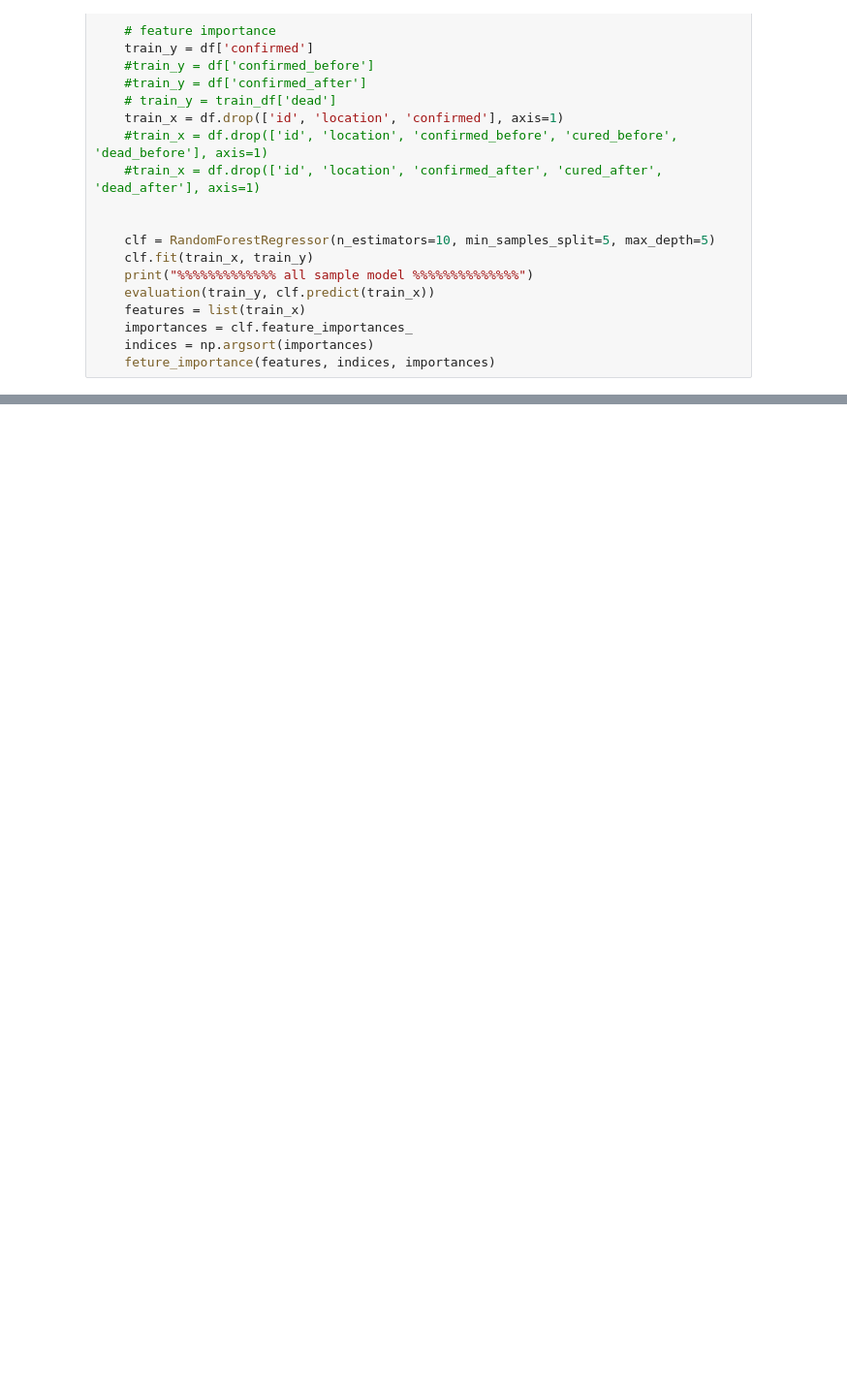
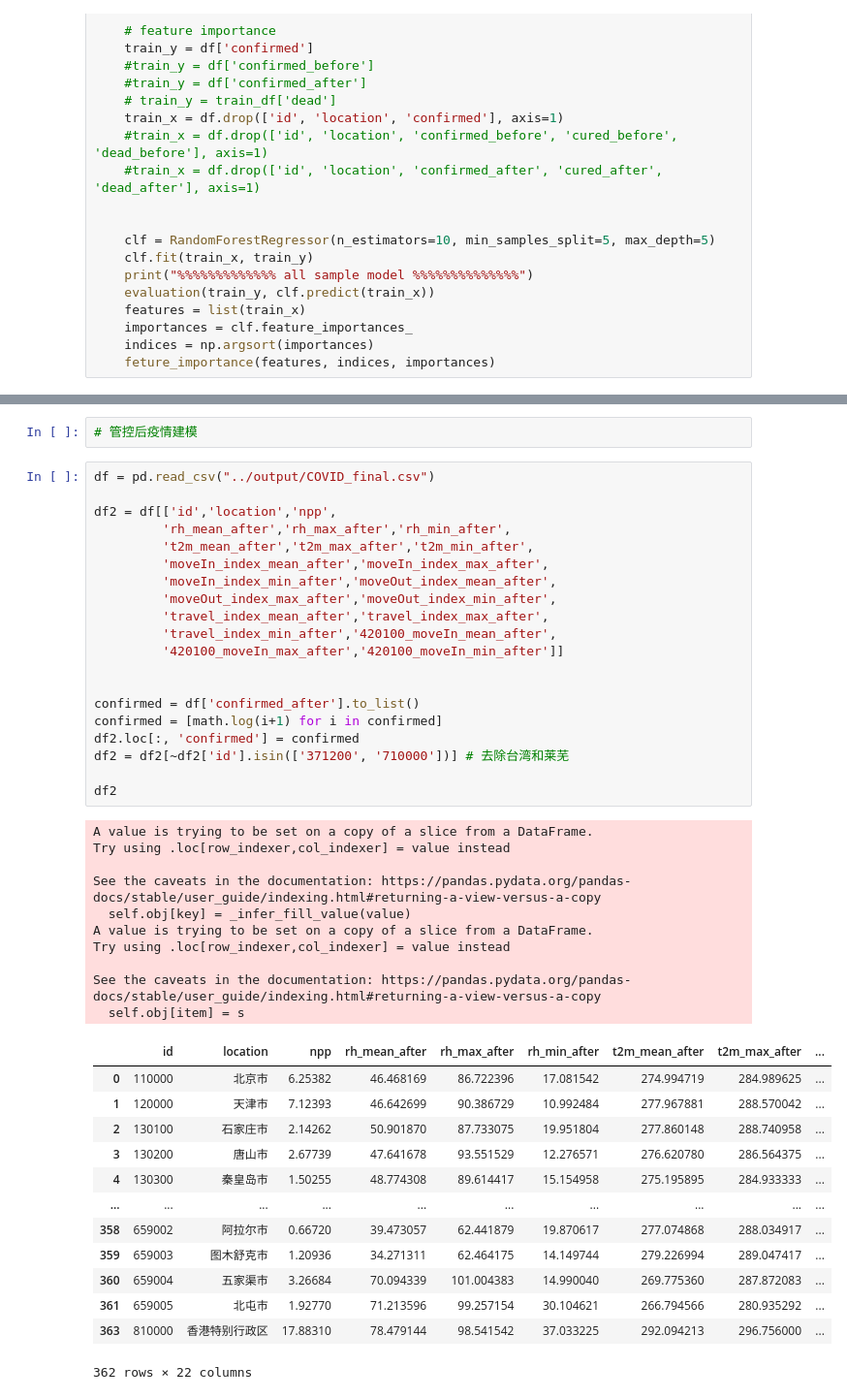
Before and after one commit to chuanchang/COVID-21, a Jupyter notebook: code/COVID_model.ipynb, the cells around one changed output, grey strips where cells are left out. Shown at 97% size. Saved outputs shown, nothing was run; the diff lists cells and outputs as text; blank space fills up the shorter version.

```diff
--- a/code/COVID_model.ipynb
+++ b/code/COVID_model.ipynb
@@ -525,0 +619,46 @@ rmse 1.0335806952549051
+# %%
+# 管控后疫情建模
+# %%
+df = pd.read_csv("../output/COVID_final.csv")
+
+df2 = df[['id','location','npp',
+         'rh_mean_after','rh_max_after','rh_min_after',
+         't2m_mean_after','t2m_max_after','t2m_min_after',
+         'moveIn_index_mean_after','moveIn_index_max_after',
+         'moveIn_index_min_after','moveOut_index_mean_after',
+         'moveOut_index_max_after','moveOut_index_min_after',
+         'travel_index_mean_after','travel_index_max_after',
+         'travel_index_min_after','420100_moveIn_mean_after',
+         '420100_moveIn_max_after','420100_moveIn_min_after']]
+
+
+confirmed = df['confirmed_after'].to_list()
+confirmed = [math.log(i+1) for i in confirmed]
+df2.loc[:, 'confirmed'] = confirmed
+df2 = df2[~df2['id'].isin(['371200', '710000'])] # 去除台湾和莱芜
+
+df2
+# %% [output]
+A value is trying to be set on a copy of a slice from a DataFrame.
+Try using .loc[row_indexer,col_indexer] = value instead
+
+See the caveats in the documentation: https://pandas.pydata.org/pandas-docs/stable/user_guide/indexing.html#returning-a-view-versus-a-copy
+  self.obj[key] = _infer_fill_value(value)
+A value is trying to be set on a copy of a slice from a DataFrame.
+Try using .loc[row_indexer,col_indexer] = value instead
+
+See the caveats in the documentation: https://pandas.pydata.org/pandas-docs/stable/user_guide/indexing.html#returning-a-view-versus-a-copy
+  self.obj[item] = s
+|  | id | location | npp | rh_mean_after | rh_max_after | rh_min_after | t2m_mean_after | t2m_max_after | ... |
+| 0 | 110000 | 北京市 | 6.25382 | 46.468169 | 86.722396 | 17.081542 | 274.994719 | 284.989625 | ... |
+| 1 | 120000 | 天津市 | 7.12393 | 46.642699 | 90.386729 | 10.992484 | 277.967881 | 288.570042 | ... |
+| 2 | 130100 | 石家庄市 | 2.14262 | 50.901870 | 87.733075 | 19.951804 | 277.860148 | 288.740958 | ... |
+| 3 | 130200 | 唐山市 | 2.67739 | 47.641678 | 93.551529 | 12.276571 | 276.620780 | 286.564375 | ... |
+| 4 | 130300 | 秦皇岛市 | 1.50255 | 48.774308 | 89.614417 | 15.154958 | 275.195895 | 284.933333 | ... |
+| ... | ... | ... | ... | ... | ... | ... | ... | ... | ... |
+| 358 | 659002 | 阿拉尔市 | 0.66720 | 39.473057 | 62.441879 | 19.870617 | 277.074868 | 288.034917 | ... |
+| 359 | 659003 | 图木舒克市 | 1.20936 | 34.271311 | 62.464175 | 14.149744 | 279.226994 | 289.047417 | ... |
+| 360 | 659004 | 五家渠市 | 3.26684 | 70.094339 | 101.004383 | 14.990040 | 269.775360 | 287.872083 | ... |
+| 361 | 659005 | 北屯市 | 1.92770 | 71.213596 | 99.257154 | 30.104621 | 266.794566 | 280.935292 | ... |
+| 363 | 810000 | 香港特别行政区 | 17.88310 | 78.479144 | 98.541542 | 37.033225 | 292.094213 | 296.756000 | ... |
+362 rows × 22 columns
```
Also changed, not shown: parts of 6 cells of this notebook, 4 other files.
